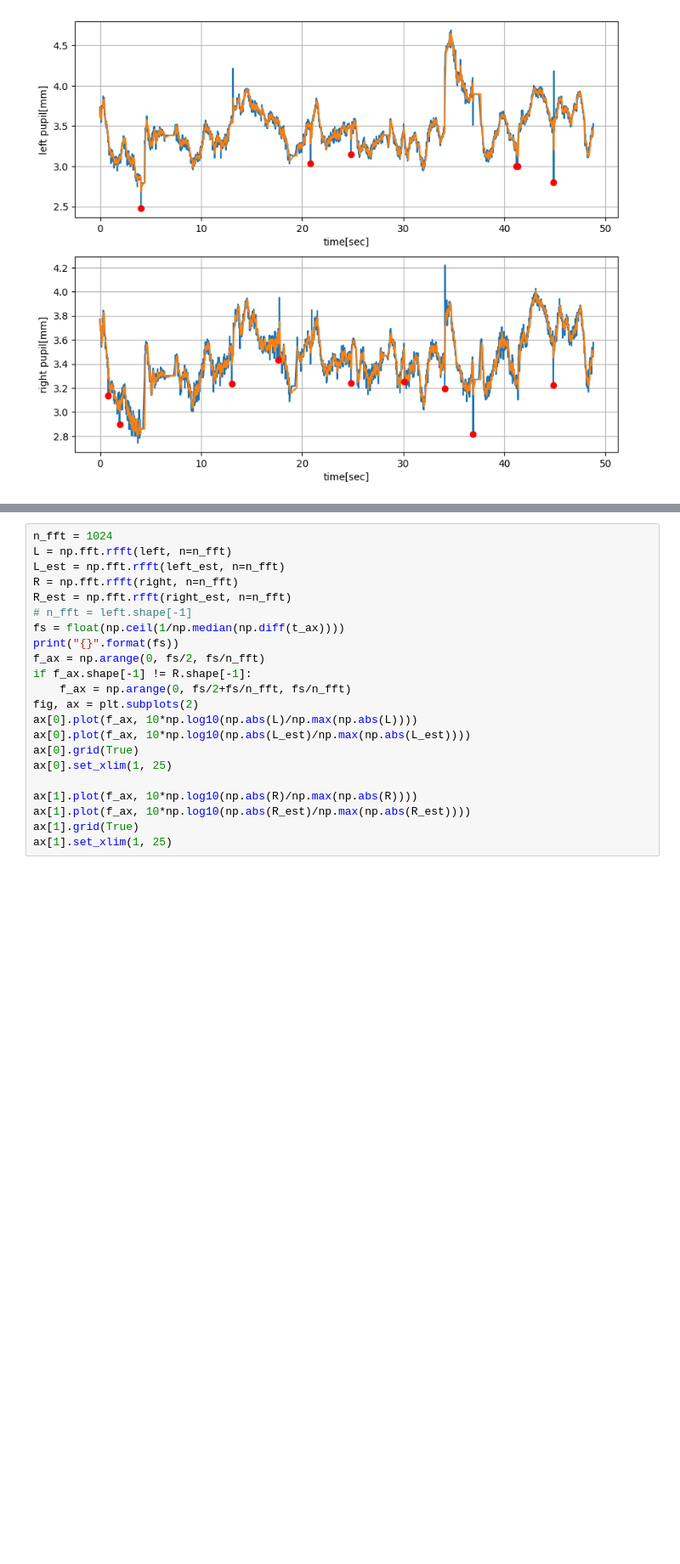
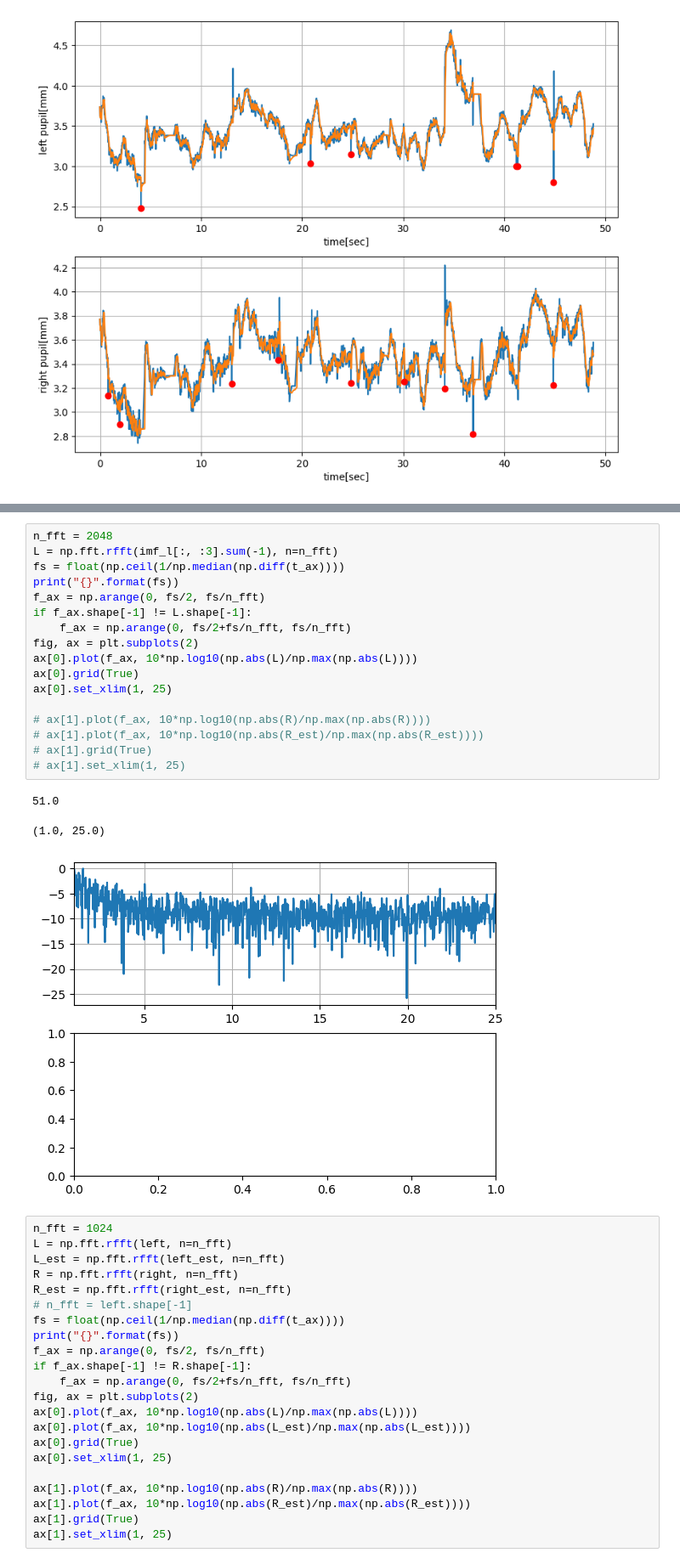
Before and after one commit to avi33/eyetracking, a Jupyter notebook: playground.ipynb, the cells around one changed output, grey strips where cells are left out. Shown at 85% size. Drawn from its saved outputs; the diff is of its cells as text; blank space fills up the shorter version.

```diff
--- a/playground.ipynb
+++ b/playground.ipynb
@@ -149,3 +158,24 @@ plt.show()
+# %%
+n_fft = 2048
+L = np.fft.rfft(imf_l[:, :3].sum(-1), n=n_fft)
+fs = float(np.ceil(1/np.median(np.diff(t_ax))))
+print("{}".format(fs))
+f_ax = np.arange(0, fs/2, fs/n_fft)
+if f_ax.shape[-1] != L.shape[-1]:
+    f_ax = np.arange(0, fs/2+fs/n_fft, fs/n_fft)
+fig, ax = plt.subplots(2)
+ax[0].plot(f_ax, 10*np.log10(np.abs(L)/np.max(np.abs(L))))
+ax[0].grid(True)
+ax[0].set_xlim(1, 25)
+
+# ax[1].plot(f_ax, 10*np.log10(np.abs(R)/np.max(np.abs(R))))
+# ax[1].plot(f_ax, 10*np.log10(np.abs(R_est)/np.max(np.abs(R_est))))
+# ax[1].grid(True)
+# ax[1].set_xlim(1, 25)
+# %% [output]
+51.0
+(1.0, 25.0)
+[figure, added]
 # %%
 n_fft = 1024
 L = np.fft.rfft(left, n=n_fft)
```
Also changed, not shown: parts of 2 cells of this notebook.
